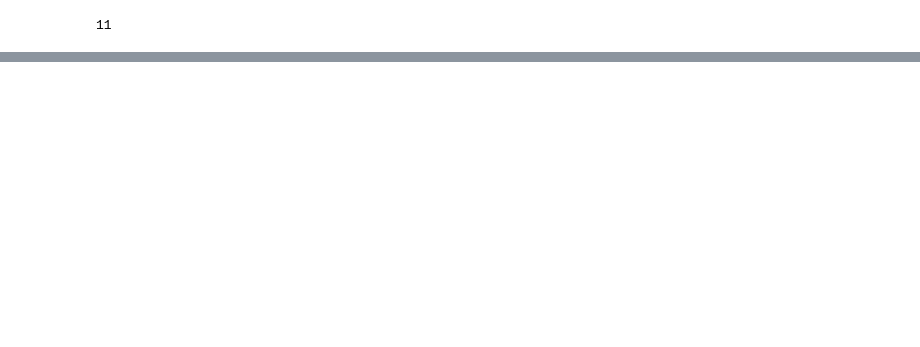
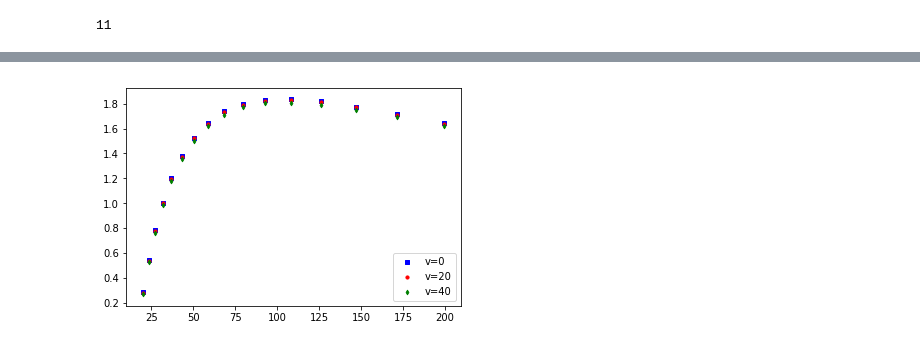
Before and after one commit to USNavalResearchLaboratory/nepc, a Jupyter notebook: methods/kosarim/n2_X1Sigmag+_RKR.ipynb, the cells around one changed output, grey strips where cells are left out. Cells and saved outputs as stored; diff of their text form; code cells hidden in the pictures; blank space fills up the shorter version.

```diff
--- a/methods/kosarim/n2_X1Sigmag+_RKR.ipynb
+++ b/methods/kosarim/n2_X1Sigmag+_RKR.ipynb
@@ -300,16 +297,18 @@ plt.show()
 # %%
 fig = plt.figure()
 ax1 = fig.add_subplot(111)
 
 x=EMat[0]
 y=sigma[0]
 ax1.scatter(x, y, s=10, c='b', marker="s", label='v=0')
-y=sigma[20]
+y=sigma[5]
 ax1.scatter(x,y, s=10, c='r', marker="o", label='v=20')
-y=sigma[40]
+y=sigma[10]
 ax1.scatter(x,y, s=10, c='g', marker="d", label='v=40')
 plt.legend(loc='lower right');
 plt.show()
+# %% [output]
+[figure, added]
 # %%
 fig = plt.figure()
 ax1 = fig.add_subplot(111)
```
Also changed, not shown: parts of 22 cells of this notebook, 6 other files.
